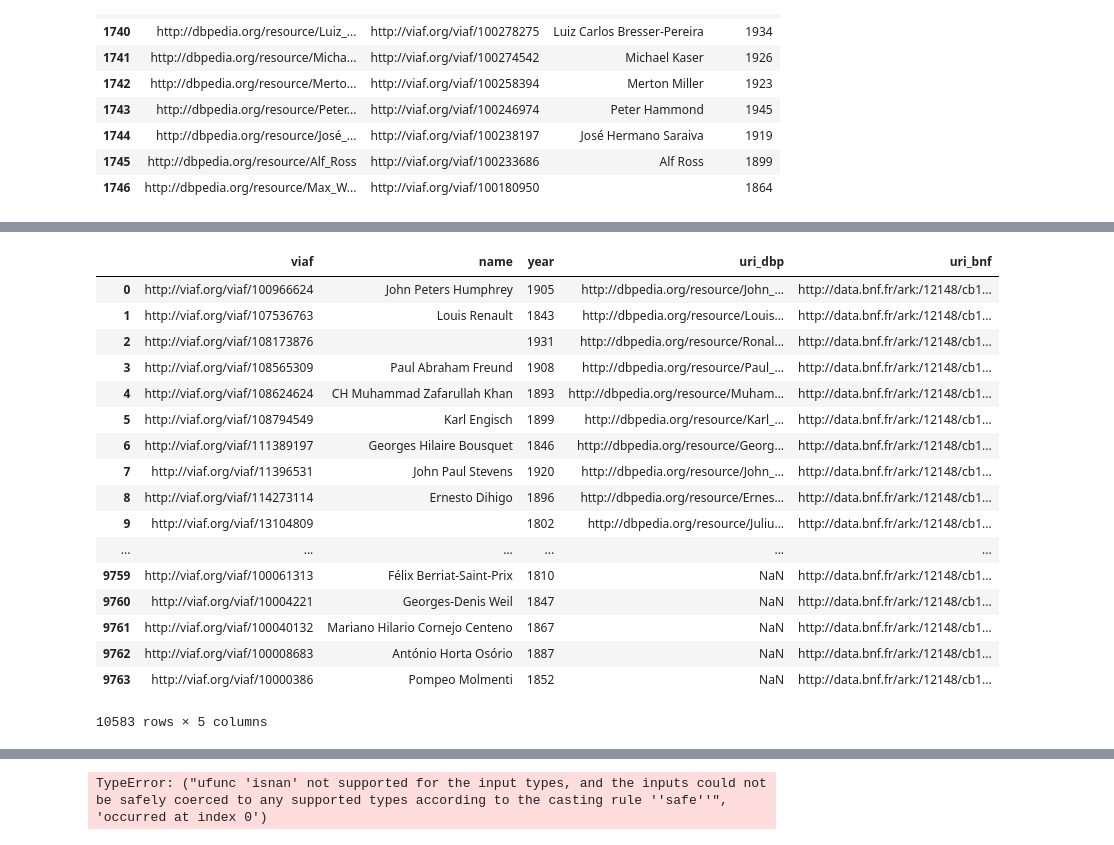
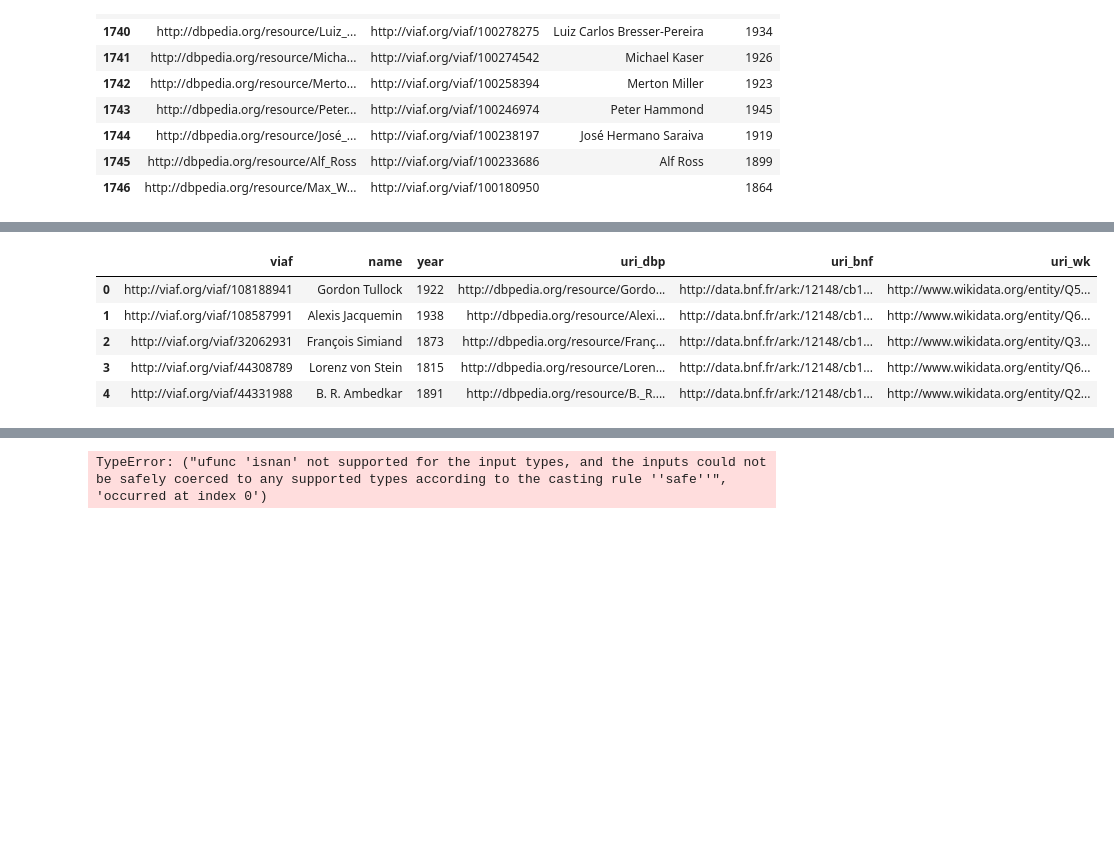
Before and after one commit to Semantic-Data-for-Humanities/Economists_Jurists, a Jupyter notebook: Notebooks/Issues/DBpedia_BnF_Data_URI.ipynb, the cells around one changed output, grey strips where cells are left out. Saved outputs shown, nothing was run; the diff lists cells and outputs as text; code cells hidden in the pictures; blank space fills up the shorter version.

```diff
--- a/Notebooks/Issues/DBpedia_BnF_Data_URI.ipynb
+++ b/Notebooks/Issues/DBpedia_BnF_Data_URI.ipynb
@@ -478,0 +502,4 @@ merged_df_1[:5]
+# %%
+merged_df_2 = pd.merge( df_wk, df_bnf , on='viaf', how='inner', sort='date_wk')
+print(len(merged_df_2))
+merged_df_2[:10]
@@ -478,0 +535,4 @@ merged_df_1[:5]
+# %%
+merged_df_3 = pd.merge( df_bnf, df_dbp , on='viaf', how='inner', sort='date_bdp')
+print(len(merged_df_3))
+merged_df_3[:10]
@@ -479,2 +568,2 @@ merged_df_1[:5]
 # %%
-merged_df = pd.merge( merged_df_1, df_dbp , on='viaf', how='inner', sort='viaf')
+merged_df = pd.merge( merged_df_1, df_bnf , on='viaf', how='inner', sort='viaf')
@@ -505,12 +589,12 @@ merged_df
 # %%
-# Append DBpedia and BnF Data to the merged Dataframe who don't have viaf.org values in common.
+# Append DBpedia, BnF Data and Wikidata to the merged Dataframe who don't have viaf.org values in common.
 
 # To achieve this, I am served on these pages:
 # https://jakevdp.github.io/PythonDataScienceHandbook/03.07-merge-and-join.html (en)
 # https://jakevdp.github.io/PythonDataScienceHandbook/03.06-concat-and-append.html (en)
 # http://www.python-simple.com/python-pandas/concatenations-joins-dataframe.php (fr)
 
-result = merged_df.append([df_dbp, df_bnf, df_wk], sort=False)
+result = merged_df.append([merged_df_1, merged_df_2, merged_df_3], sort=False)
 print(len(result))
-result[:150]
+result[:10]
 # %% [output]
@@ -536,37 +613,43 @@ result[:150]
 # %%
 # Replace each null value with the value from the other database.
 # Create a column with the fresh values.
 # I used this page: https://kanoki.org/2019/08/17/pandas-coalesce-replace-value-from-another-column/
 # particuliarly, the "Using Numpy" section
+result_test=result
 
-result_test=result
+# Replace null value name
+
+## BnF Data
 result_test['name'] = np.where(result['name_bnf'].isnull(),result['name_dbp'],result['name_bnf'])
+result_test['name'] = np.where(result['name_bnf'].isnull(),result['name_wk'],result['name_bnf'])
+## DBpedia
 result_test['name'] = np.where(result['name_dbp'].isnull(),result['name_bnf'],result['name_dbp'])
+result_test['name'] = np.where(result['name_dbp'].isnull(),result['name_wk'],result['name_dbp'])
+## Wikidata
+result_test['name'] = np.where(result['name_wk'].isnull(),result['name_bnf'],result['name_wk'])
+result_test['name'] = np.where(result['name_wk'].isnull(),result['name_dbp'],result['name_wk'])
+
+# Replace null value year
+
+## BnF Data
+result_test['year'] = np.where(result['year_bnf'].isnull(),result['date_dbp'],result['year_bnf'])
+result_test['year'] = np.where(result['year_bnf'].isnull(),result['date_wk'],result['year_bnf'])
+## DBpedia
 result_test['year'] = np.where(result['date_dbp'].isnull(),result['year_bnf'],result['date_dbp'])
-result_test['year'] = np.where(result['year_bnf'].isnull(),result['date_dbp'],result['year_bnf'])
+result_test['year'] = np.where(result['date_dbp'].isnull(),result['date_wk'],result['date_dbp'])
+## Wikidata
+result_test['year'] = np.where(result['date_wk'].isnull(),result['year_bnf'],result['date_wk'])
+result_test['year'] = np.where(result['date_wk'].isnull(),result['date_dbp'],result['date_wk'])
 
-
-result_test=result_test.loc[:,['viaf','name','year','uri_dbp','uri_bnf']]
-result_test
+result_test=result_test.loc[:,['viaf','name','year','uri_dbp','uri_bnf', 'uri_wk']]
+result_test[:5]
 # %% [output]
-|  | viaf | name | year | uri_dbp | uri_bnf |
-| 0 | http://viaf.org/viaf/100966624 | John Peters Humphrey | 1905 | http://dbpedia.org/resource/John_... | http://data.bnf.fr/ark:/12148/cb1... |
-| 1 | http://viaf.org/viaf/107536763 | Louis Renault | 1843 | http://dbpedia.org/resource/Louis... | http://data.bnf.fr/ark:/12148/cb1... |
-| 2 | http://viaf.org/viaf/108173876 |  | 1931 | http://dbpedia.org/resource/Ronal... | http://data.bnf.fr/ark:/12148/cb1... |
-| 3 | http://viaf.org/viaf/108565309 | Paul Abraham Freund | 1908 | http://dbpedia.org/resource/Paul_... | http://data.bnf.fr/ark:/12148/cb1... |
-| 4 | http://viaf.org/viaf/108624624 | CH Muhammad Zafarullah Khan | 1893 | http://dbpedia.org/resource/Muham... | http://data.bnf.fr/ark:/12148/cb1... |
-| 5 | http://viaf.org/viaf/108794549 | Karl Engisch | 1899 | http://dbpedia.org/resource/Karl_... | http://data.bnf.fr/ark:/12148/cb1... |
-| 6 | http://viaf.org/viaf/111389197 | Georges Hilaire Bousquet | 1846 | http://dbpedia.org/resource/Georg... | http://data.bnf.fr/ark:/12148/cb1... |
-| 7 | http://viaf.org/viaf/11396531 | John Paul Stevens | 1920 | http://dbpedia.org/resource/John_... | http://data.bnf.fr/ark:/12148/cb1... |
-| 8 | http://viaf.org/viaf/114273114 | Ernesto Dihigo | 1896 | http://dbpedia.org/resource/Ernes... | http://data.bnf.fr/ark:/12148/cb1... |
-| 9 | http://viaf.org/viaf/13104809 |  | 1802 | http://dbpedia.org/resource/Juliu... | http://data.bnf.fr/ark:/12148/cb1... |
-| ... | ... | ... | ... | ... | ... |
-| 9759 | http://viaf.org/viaf/100061313 | Félix Berriat-Saint-Prix | 1810 | NaN | http://data.bnf.fr/ark:/12148/cb1... |
-| 9760 | http://viaf.org/viaf/10004221 | Georges-Denis Weil | 1847 | NaN | http://data.bnf.fr/ark:/12148/cb1... |
-| 9761 | http://viaf.org/viaf/100040132 | Mariano Hilario Cornejo Centeno | 1867 | NaN | http://data.bnf.fr/ark:/12148/cb1... |
-| 9762 | http://viaf.org/viaf/100008683 | António Horta Osório | 1887 | NaN | http://data.bnf.fr/ark:/12148/cb1... |
-| 9763 | http://viaf.org/viaf/10000386 | Pompeo Molmenti | 1852 | NaN | http://data.bnf.fr/ark:/12148/cb1... |
+|  | viaf | name | year | uri_dbp | uri_bnf | uri_wk |
+| 0 | http://viaf.org/viaf/108188941 | Gordon Tullock | 1922 | http://dbpedia.org/resource/Gordo... | http://data.bnf.fr/ark:/12148/cb1... | http://www.wikidata.org/entity/Q5... |
+| 1 | http://viaf.org/viaf/108587991 | Alexis Jacquemin | 1938 | http://dbpedia.org/resource/Alexi... | http://data.bnf.fr/ark:/12148/cb1... | http://www.wikidata.org/entity/Q6... |
+| 2 | http://viaf.org/viaf/32062931 | François Simiand | 1873 | http://dbpedia.org/resource/Franç... | http://data.bnf.fr/ark:/12148/cb1... | http://www.wikidata.org/entity/Q3... |
+| 3 | http://viaf.org/viaf/44308789 | Lorenz von Stein | 1815 | http://dbpedia.org/resource/Loren... | http://data.bnf.fr/ark:/12148/cb1... | http://www.wikidata.org/entity/Q6... |
+| 4 | http://viaf.org/viaf/44331988 | B. R. Ambedkar | 1891 | http://dbpedia.org/resource/B._R.... | http://data.bnf.fr/ark:/12148/cb1... | http://www.wikidata.org/entity/Q2... |
-10583 rows × 5 columns
 # %%
 # Extract only rows without VIAF uri from DBpeida
 df_dbp_test = pd.DataFrame(result_dbpedia, columns=['uri_dbp', 'viaf', 'name_dbp', 'date_dbp'])
```
Also changed, not shown: parts of 32 cells of this notebook.
